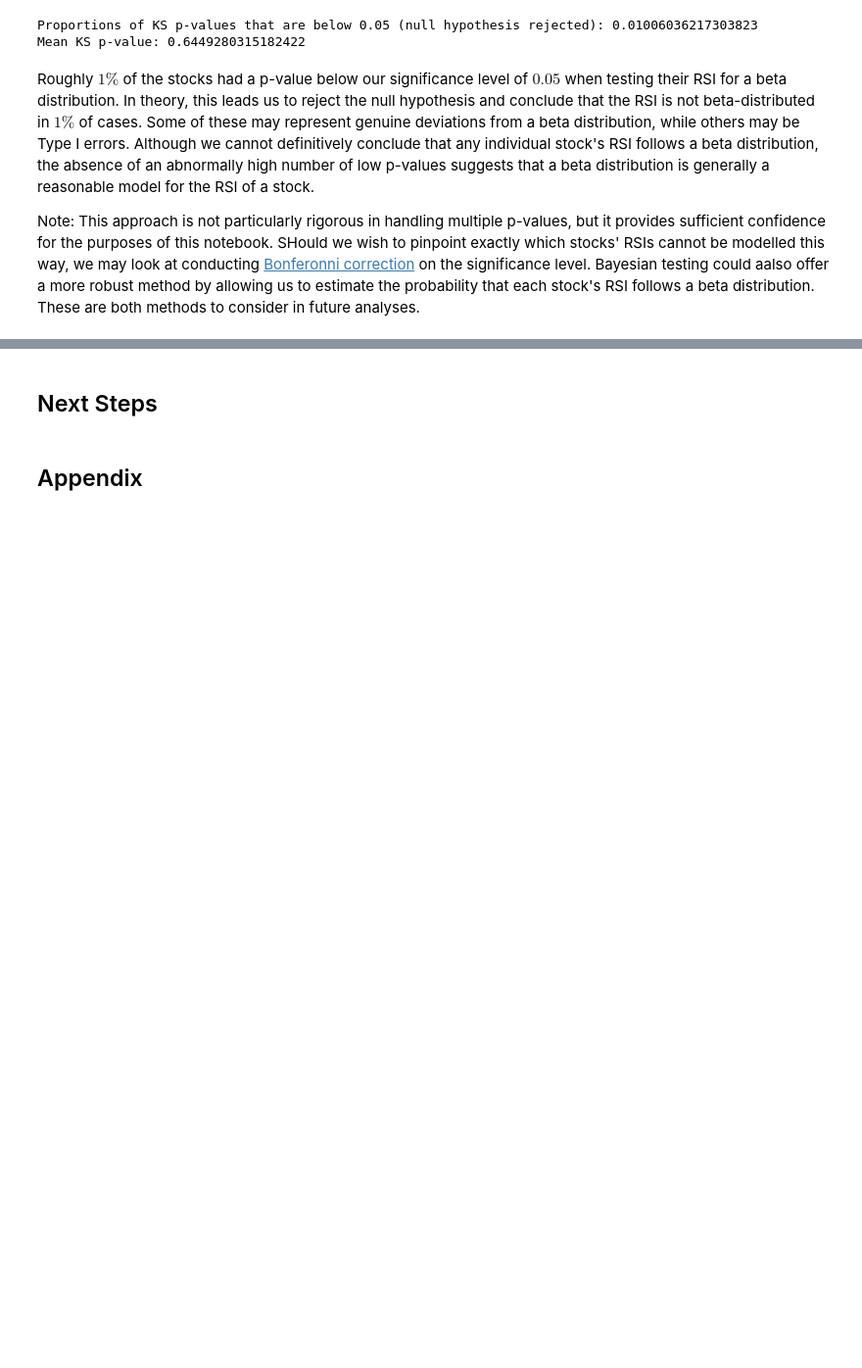
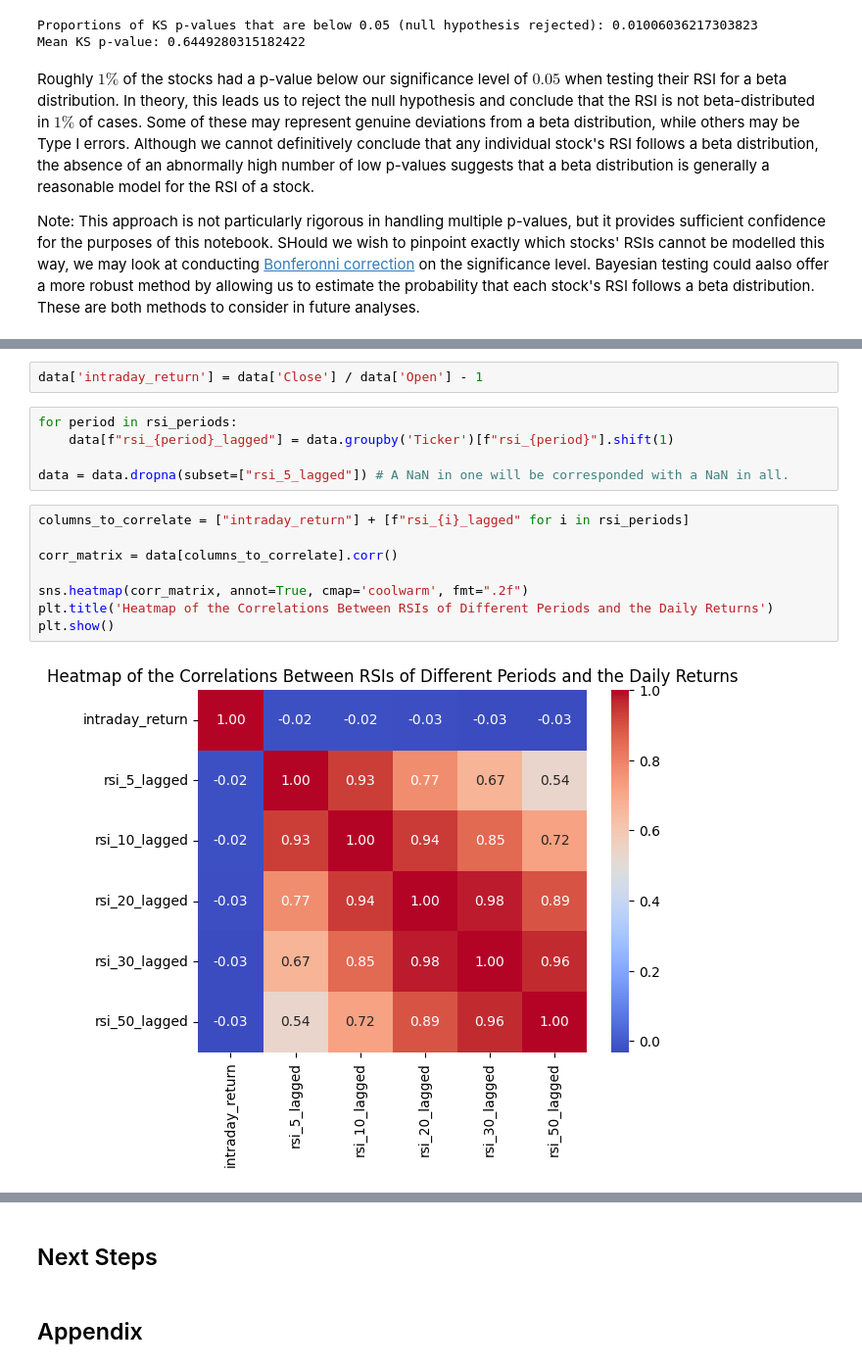
Before and after one commit to BenJonesData/algo-trading-playground, a Jupyter notebook: notebooks/03_rsi_analysis.ipynb, the cells around one changed output, grey strips where cells are left out. Shown at 98% size. Saved outputs shown, nothing was run; the diff lists cells and outputs as text; blank space fills up the shorter version.

```diff
--- a/notebooks/03_rsi_analysis.ipynb
+++ b/notebooks/03_rsi_analysis.ipynb
@@ -210,0 +266,17 @@ Note: This approach is not particularly rigorous in handling multiple p-values,
+# %%
+data['intraday_return'] = data['Close'] / data['Open'] - 1
+# %%
+for period in rsi_periods:
+    data[f"rsi_{period}_lagged"] = data.groupby('Ticker')[f"rsi_{period}"].shift(1)
+
+data = data.dropna(subset=["rsi_5_lagged"]) # A NaN in one will be corresponded with a NaN in all.
+# %%
+columns_to_correlate = ["intraday_return"] + [f"rsi_{i}_lagged" for i in rsi_periods]
+
+corr_matrix = data[columns_to_correlate].corr()
+
+sns.heatmap(corr_matrix, annot=True, cmap='coolwarm', fmt=".2f")
+plt.title('Heatmap of the Correlations Between RSIs of Different Periods and the Daily Returns')
+plt.show()
+# %% [output]
+[figure, added]
```
Also changed, not shown: parts of 34 cells of this notebook, 1 other file.
